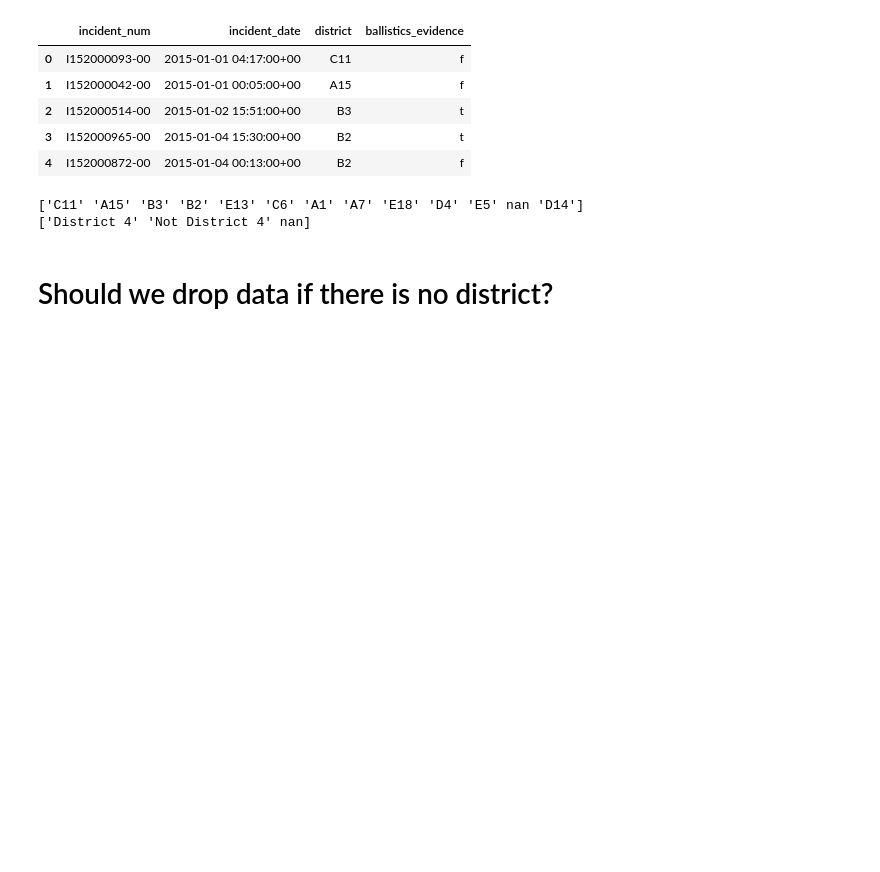
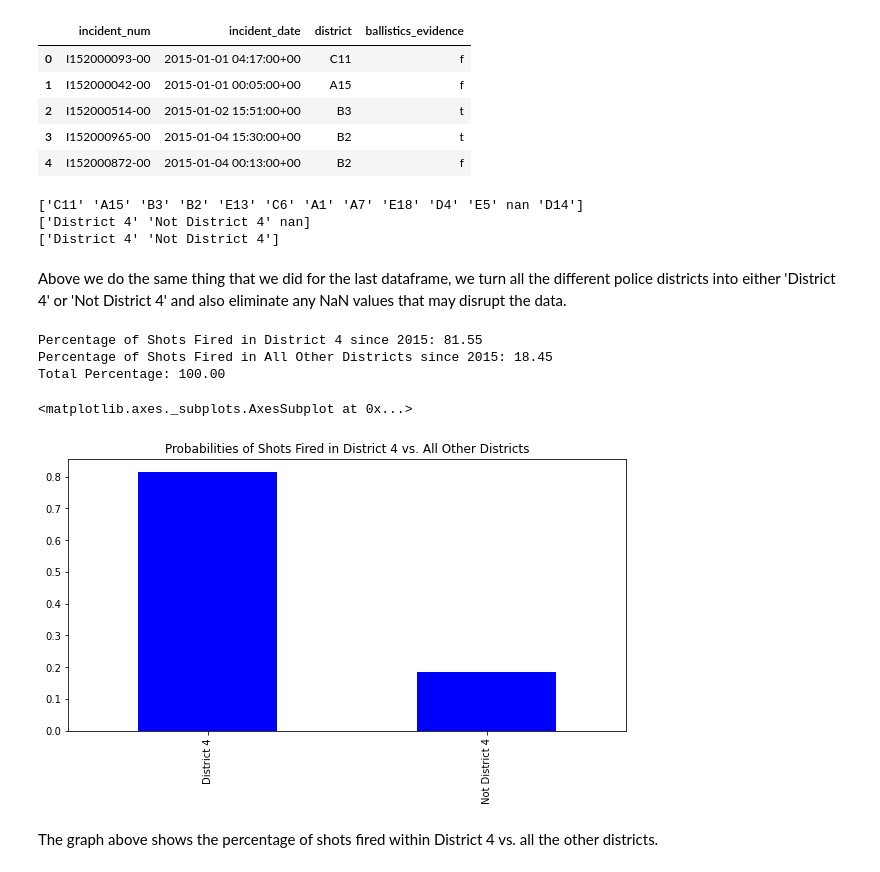
Before and after one commit to BU-Spark/ds-councilor-worrell-gun-violence, a Jupyter notebook: spring23-team-4/deliverables/gun_violence_PatW.ipynb, the cells around one changed output. Cells and saved outputs as stored; diff of their text form; code cells hidden in the pictures; blank space fills up the shorter version.

Commit message:
Moved files around and cleaned up some data

```diff
--- a/spring23-team-4/gun_violence.ipynb
+++ b/spring23-team-4/deliverables/gun_violence_PatW.ipynb
@@ -61,7 +61,7 @@ Total Percentage: 100.0
 # %% [markdown]
 Above is a bar graph that shows the information on shootings that have occurred within District 4 vs. outside District 4. As we can see, about 80% of all shootings occur within District 4.
 # %%
-shotsfired_df = pd.read_csv("ShotsFired.csv")
+shotsfired_df = pd.read_csv("../data/ShotsFired.csv")
 shotsfired_df.head()
 # %% [output]
 |  | incident_num | incident_date | district | ballistics_evidence |
@@ -76,8 +76,25 @@ print(df2['district'].unique())
 df2['district'] = df2['district'].str.replace(dist4, 'District 4')
 df2['district'] = df2['district'].str.replace(other, 'Not District 4')
 print(df2['district'].unique())
+df2.dropna(subset=['district'],inplace=True)
+print(df2['district'].unique())
 # %% [output]
 ['C11' 'A15' 'B3' 'B2' 'E13' 'C6' 'A1' 'A7' 'E18' 'D4' 'E5' nan 'D14']
 ['District 4' 'Not District 4' nan]
+['District 4' 'Not District 4']
-# %% [markdown]
-# Should we drop data if there is no district?
+# %% [markdown]
+Above we do the same thing that we did for the last dataframe, we turn all the different police districts into either 'District 4' or 'Not District 4' and also eliminate any NaN values that may disrupt the data.
+# %%
+probabilities_sf = df2['district'].value_counts(normalize=True)
+print('Percentage of Shots Fired in District 4 since 2015: %.2f' % (probabilities_sf[0]*100))
+print('Percentage of Shots Fired in All Other Districts since 2015: %.2f' % (probabilities_sf[1]*100))
+print('Total Percentage: %.2f' % ((probabilities_sf[0] + probabilities_sf[1])*100))
+probabilities_sf.plot(kind='bar', figsize=(10,5), color='blue', title='Probabilities of Shots Fired in District 4 vs. All Other Districts')
+# %% [output]
+Percentage of Shots Fired in District 4 since 2015: 81.55
+Percentage of Shots Fired in All Other Districts since 2015: 18.45
+Total Percentage: 100.00
+<matplotlib.axes._subplots.AxesSubplot at 0x...>
+[figure, added]
+# %% [markdown]
+The graph above shows the percentage of shots fired within District 4 vs. all the other districts.
```
Also changed, not shown: parts of 2 cells of this notebook, 2 other files.
